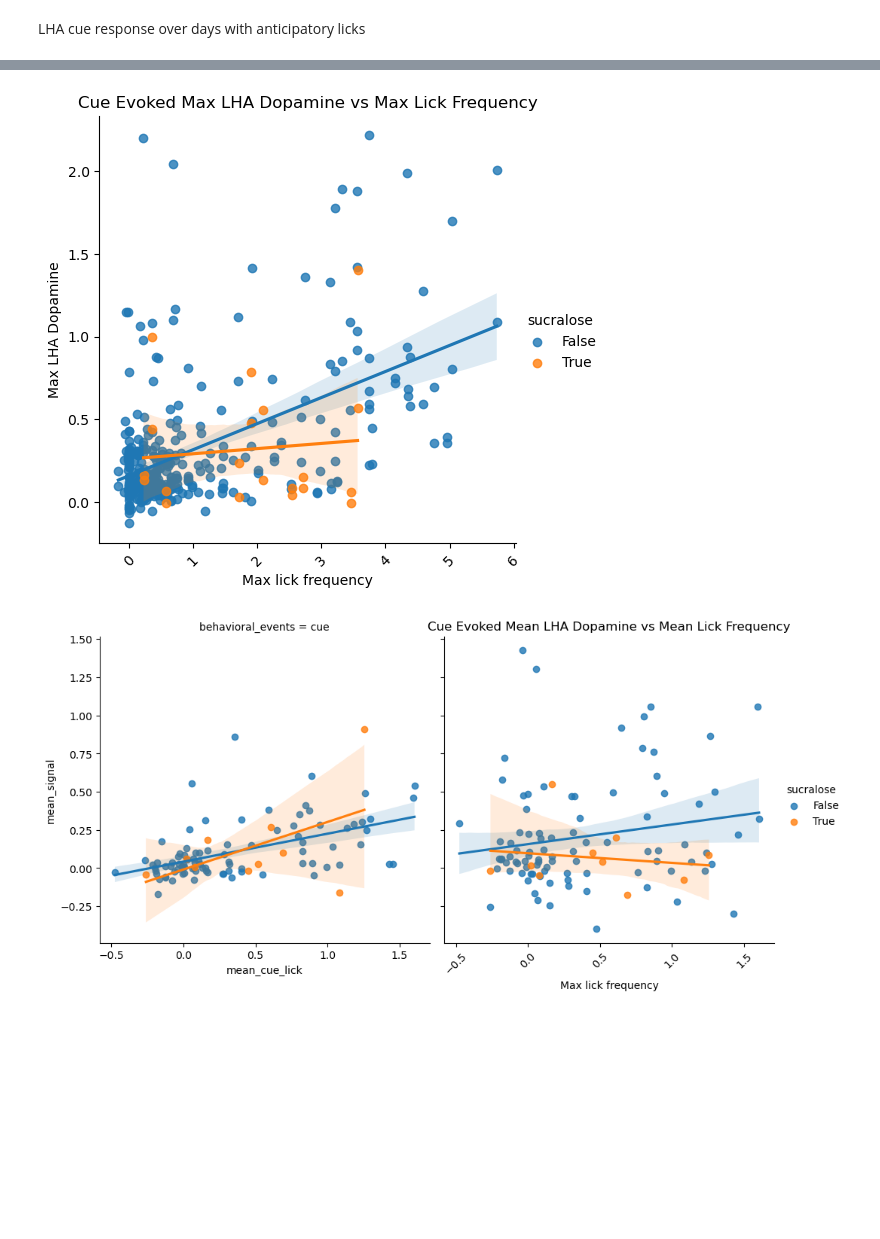
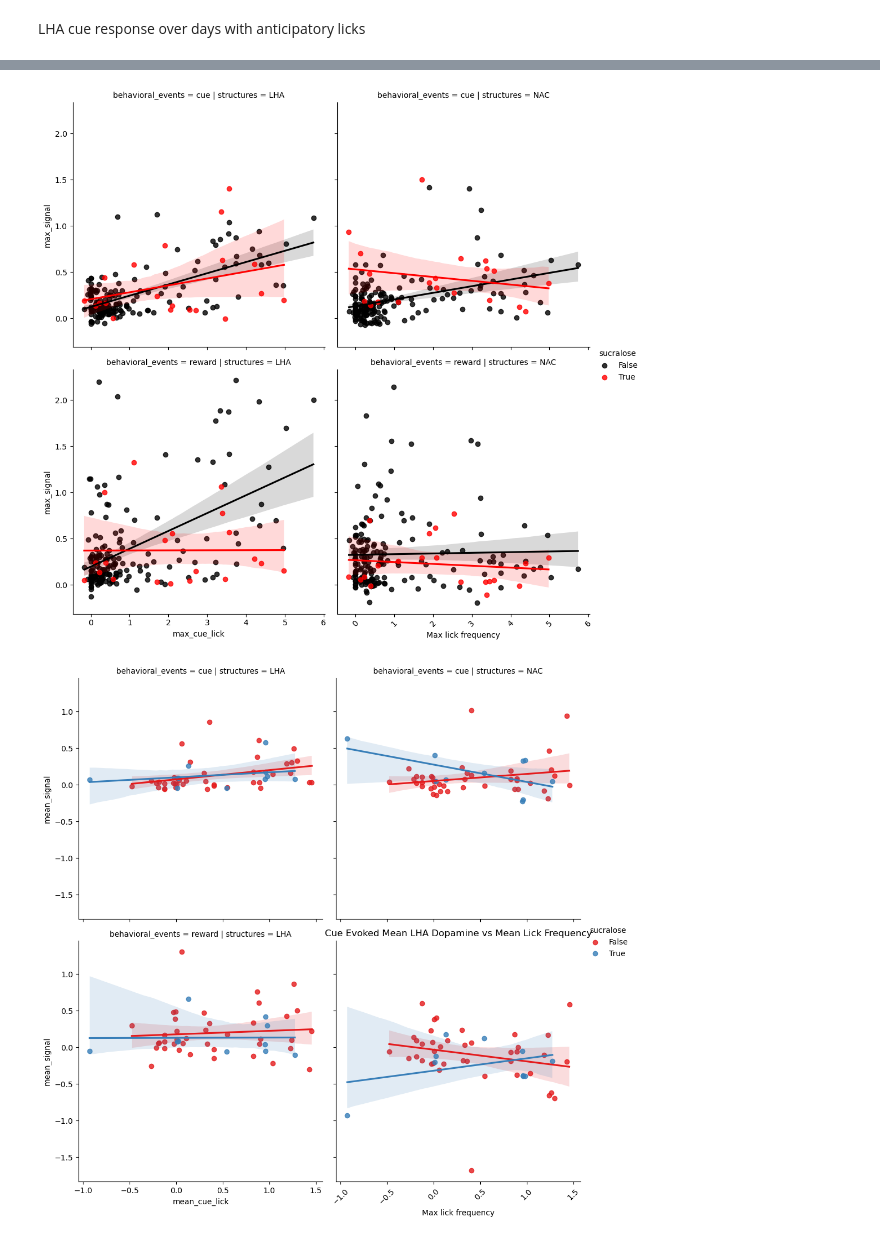
Before and after one commit to Mschaid/coral, a Jupyter notebook: notebooks/visualization.ipynb, the cells around one changed output, grey strips where cells are left out. Cells and saved outputs as stored; diff of their text form; code cells hidden in the pictures; blank space fills up the shorter version.

```diff
--- a/notebooks/visualization.ipynb
+++ b/notebooks/visualization.ipynb
@@ -298,46 +303,48 @@ plt.show()
 # %%
 
-fp_anticipatory = fp_anticipatory.with_columns(
-    (pl.col('date').cast(pl.Datetime)))
-
-grouped_baseline_al = grouped_baseline_al.with_columns( (pl.col('date').cast(pl.Datetime)))
 
 
 combined_anticipatory_data = (fp_anticipatory
-                 .join(grouped_baseline_al, on = ['subject', 'date']).sort('date'))
+                 .join(grouped_baseline_al, on = ['subject', 'date']).sort('date')
+                #  .filter(pl.col('date')>filter_date)
+                )
 
 
 
-sns.lmplot(data=combined_anticipatory_data.filter(pl.col('structures') == 'LHA'),
+sns.lmplot(data=combined_anticipatory_data,
            x='max_cue_lick',
             y = 'max_signal',
-            hue = 'sucralose'
+            col = 'structures',
+            col_order = ['LHA', 'NAC'],
+            row = 'behavioral_events',
+            row_order = ['cue', 'reward'],
+            hue = 'sucralose',
+            palette=['black', 'red']
             )
 plt.xticks(rotation=45)
 plt.ylabel('Max LHA Dopamine')
 plt.xlabel('Max lick frequency')
-plt.title('Cue Evoked Max LHA Dopamine vs Max Lick Frequency')
+# .title('Cue Evoked Max LHA Dopamine vs Max Lick Frequency')
 sns.despine()
-plt.show()
 # %% [output]
-[figure, old version]
+[figure, new version]
 # %%
-sns.lmplot(data=filtered_data.filter(
-    (pl.col('structures') == 'LHA')
-    &
-    (pl.col('date')>filter_date)
-    ),
-           x='mean_cue_lick',
-           hue = 'sucralose',
-           y='mean_signal',
-           col = 'behavioral_events',
-           col_order=['cue', 'reward'])
+sns.lmplot(data=combined_anticipatory_data,
+        y = 'mean_signal',
+        x='mean_cue_lick',
+        col='structures',
+        col_order=['LHA', 'NAC'],
+        row='behavioral_events',
+        row_order=['cue', 'reward'],
+        hue='sucralose',
+        palette='Set1'
+)
 plt.xticks(rotation=45)
 plt.ylabel('Max LHA Dopamine')
 plt.xlabel('Max lick frequency')
 plt.title('Cue Evoked Mean LHA Dopamine vs Mean Lick Frequency')
 sns.despine()
 plt.show()
 # %% [output]
-[figure, old version]
+[figure, new version]
 # %%
```
Also changed, not shown: parts of 16 cells of this notebook.
